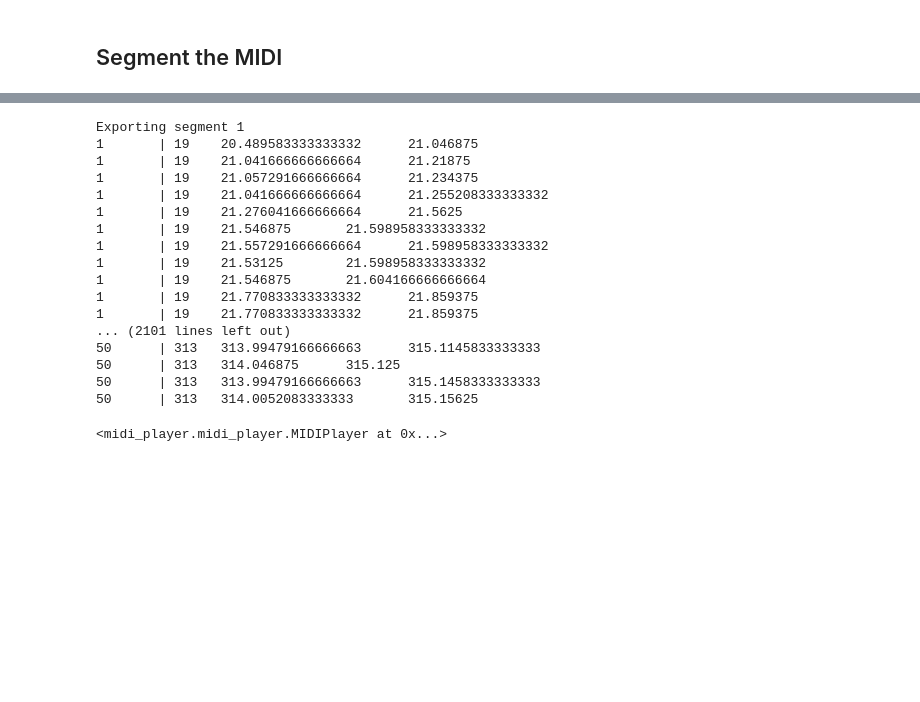
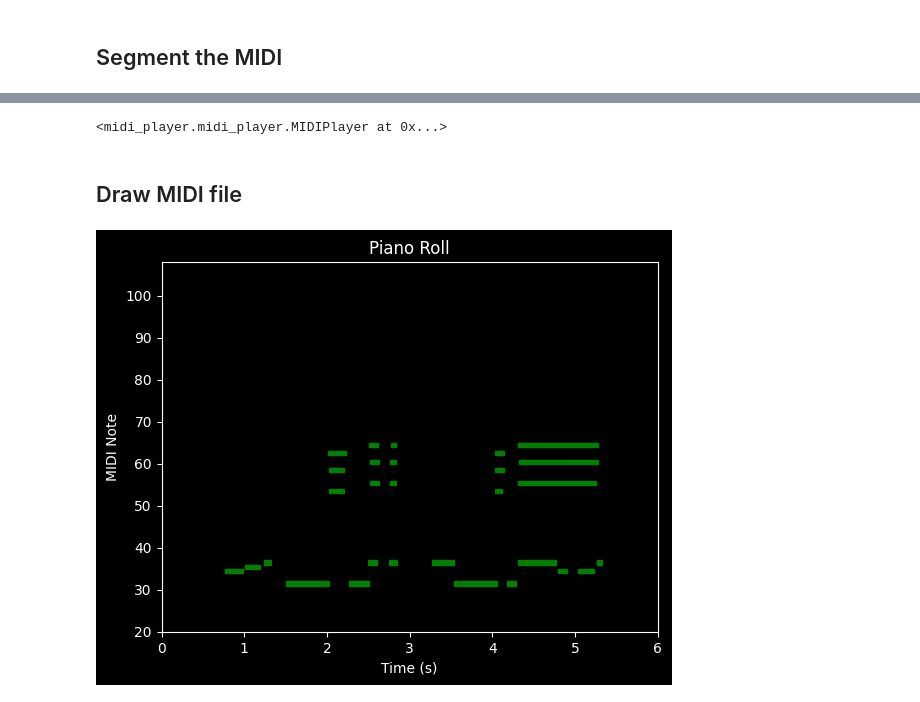
Before and after one commit to finlaymiller/midi_segmentation, a Jupyter notebook: segment_midi.ipynb, the cells around one changed output, grey strips where cells are left out. Saved outputs shown, nothing was run; the diff lists cells and outputs as text; code cells hidden in the pictures; blank space fills up the shorter version.

Commit message:
custom midi file drawing

```diff
--- a/segment_midi.ipynb
+++ b/segment_midi.ipynb
@@ -11,15 +11,6 @@ midi_file = os.path.join("data", "inputs", "MIDI1.mid")
 midi_data = pretty_midi.PrettyMIDI(midi_file)
 piano_roll = midi_data.get_piano_roll()
 
-notes = []
-for instrument in midi_data.instruments:
-    # Don't include drum instruments
-    if not instrument.is_drum:
-        for note in instrument.notes:
-            notes.append(
-                pretty_midi.Note(note.velocity, note.pitch, note.start, note.end)
-            )
-
 MIDIPlayer(midi_file, 400, styler=dark)
 # %% [output]
 <midi_player.midi_player.MIDIPlayer at 0x...>
@@ -57,5 +48,5 @@ plt.show()
 # %% [markdown]
 ## Segment the MIDI
 # %%
+notes = midi_data.instruments[0].notes
 segmented_midi = ssm_utils.boundary_split_t(notes, boundary[0] / sr)
-segmented_midi
@@ -80,16 +53,17 @@ segmented_midi
 # %%
 from pathlib import Path
 
+# clear old files
 dir_out = os.path.join("data", "outputs", f"{Path(midi_file).stem}")
 if not os.path.exists(dir_out):
     os.makedirs(dir_out)
 else:
     os.system(f"rm -rf {dir_out}/*")
 
+# write segments out
 for i, (k, bin) in enumerate(segmented_midi.items()):
     if len(bin) < 1:
         continue
-    print(f"Exporting segment {i}")
     segment = pretty_midi.PrettyMIDI()
     piano_program = pretty_midi.instrument_name_to_program("Acoustic Grand Piano")
     piano = pretty_midi.Instrument(program=piano_program)
@@ -101,6 +75,9 @@ for i, (k, bin) in enumerate(segmented_midi.items()):
 
     segment.instruments.append(piano)
 
+    # print(f"segment {i}", segment.get_onsets())
+    # segment.adjust_times
+
     segment.write(
         os.path.join(
             "data",
@@ -109,24 +86,6 @@ for i, (k, bin) in enumerate(segmented_midi.items()):
             f"{Path(midi_file).stem}-{i}.mid",
         )
     )
-# %% [output]
-Exporting segment 1
-1       | 19    20.489583333333332      21.046875
-1       | 19    21.041666666666664      21.21875
-1       | 19    21.057291666666664      21.234375
-1       | 19    21.041666666666664      21.255208333333332
-1       | 19    21.276041666666664      21.5625
-1       | 19    21.546875       21.598958333333332
-1       | 19    21.557291666666664      21.598958333333332
-1       | 19    21.53125        21.598958333333332
-1       | 19    21.546875       21.604166666666664
-1       | 19    21.770833333333332      21.859375
-1       | 19    21.770833333333332      21.859375
-... (2101 lines left out)
-50      | 313   313.99479166666663      315.1145833333333
-50      | 313   314.046875      315.125
-50      | 313   313.99479166666663      315.1458333333333
-50      | 313   314.0052083333333       315.15625
 # %%
 MIDIPlayer(
     os.path.join(
@@ -140,21 +99,34 @@ MIDIPlayer(
 )
 # %% [output]
 <midi_player.midi_player.MIDIPlayer at 0x...>
+# %% [markdown]
+## Draw MIDI file
 # %%
-# import matplotlib.patches as patches
+import matplotlib.patches as patches
 
-# rect = patches.Rectangle(
-#     (note[0], note[2]), note[1] - note[0], 1, color="white"
-# )
-#         ax.add_patch(rect)
+pm_segment = pretty_midi.PrettyMIDI(
+    os.path.join(
+        "data",
+        "outputs",
+        f"{Path(midi_file).stem}",
+        f"{Path(midi_file).stem}-2.mid",
+    )
+)
 
-# ax.set_xlabel("Time (seconds)")
-# ax.set_ylabel("MIDI Note Number")
-# ax.set_title("Piano Roll")
+fig, ax = plt.subplots()
 
-# plt.ylim(20, 108)  # MIDI note range for a piano
-# plt.xlim(
-#     20, max(notes[:20], key=lambda x: x[1])[1]
-# )  # Set x-axis limits to the duration of the longest note
-# # plt.grid(True)
-# plt.show()
+for note in pm_segment.instruments[0].notes:
+    rect = patches.Rectangle(
+        (note.start, note.pitch), note.end - note.start, 1, color="green"
+    )
+    ax.add_patch(rect)
+
+ax.set_xlabel("Time (s)")
+ax.set_ylabel("MIDI Note")
+ax.set_title("Piano Roll")
+
+plt.ylim(20, 108)  # MIDI note range for a piano
+plt.xlim(0, np.ceil(pm_segment.instruments[0].notes[-1].end))
+plt.show()
+# %% [output]
+[figure, added]
```
Also changed, not shown: parts of 2 cells of this notebook.
